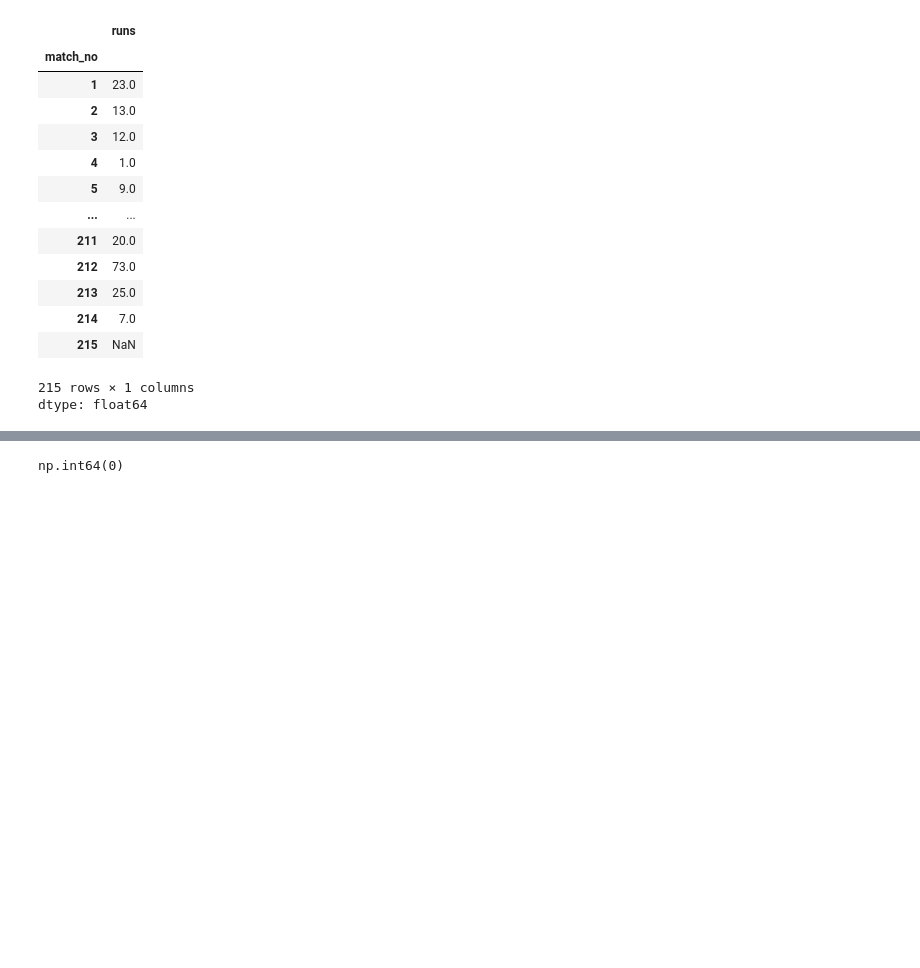
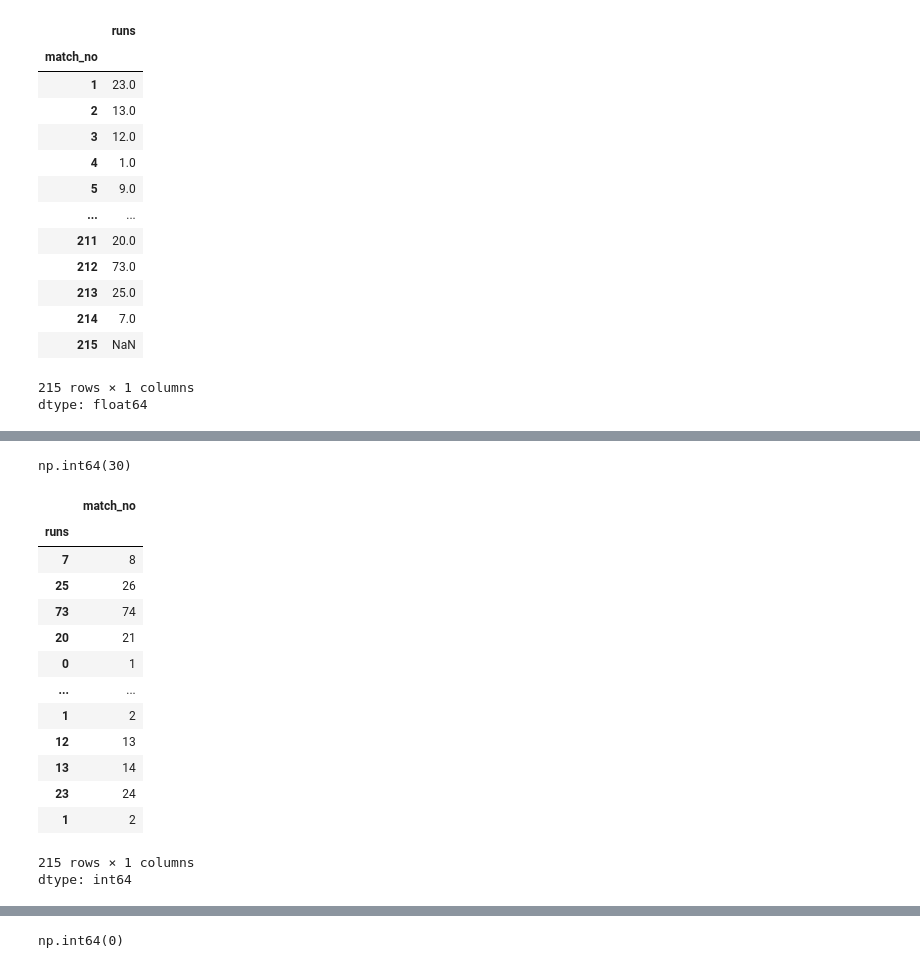
Before and after one commit to boradenihal15-beep/Python-libraries, a Jupyter notebook: Pandas/Pandas.ipynb, the cells around one changed output, grey strips where cells are left out. Saved outputs shown, nothing was run; the diff lists cells and outputs as text; code cells hidden in the pictures; blank space fills up the shorter version.

```diff
--- a/Pandas/Pandas.ipynb
+++ b/Pandas/Pandas.ipynb
@@ -100,0 +216,36 @@ np.int64(215)
+# %%
+#indexing
+
+#pos indexing
+subs[1]
+
+#Neg indexing
+# subs[-1] #gives error
+students[-1] #works only for custom indexes
+
+#string index
+students['Nihal']
+# %% [output]
+np.int64(30)
+# %%
+#Slicing
+vk[1:6]
+vk[:6:2]
+vk[-5::]
+vk[::-1]
+# %% [output]
+|  | match_no |
+| runs |  |
+| 7 | 8 |
+| 25 | 26 |
+| 73 | 74 |
+| 20 | 21 |
+| 0 | 1 |
+| ... | ... |
+| 1 | 2 |
+| 12 | 13 |
+| 13 | 14 |
+| 23 | 24 |
+| 1 | 2 |
+215 rows × 1 columns
+dtype: int64
```
Also changed, not shown: parts of 33 cells of this notebook.
